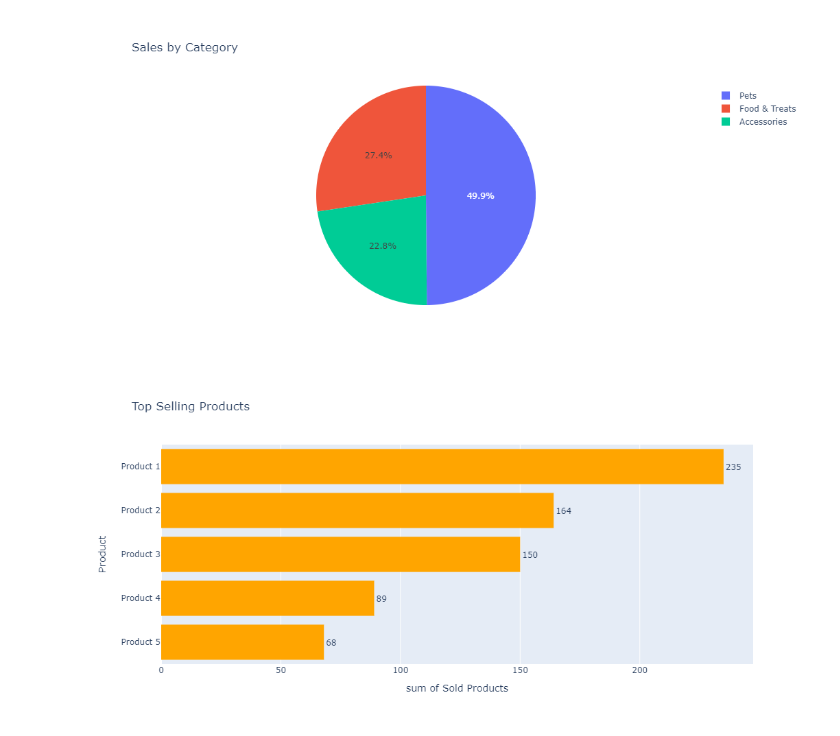
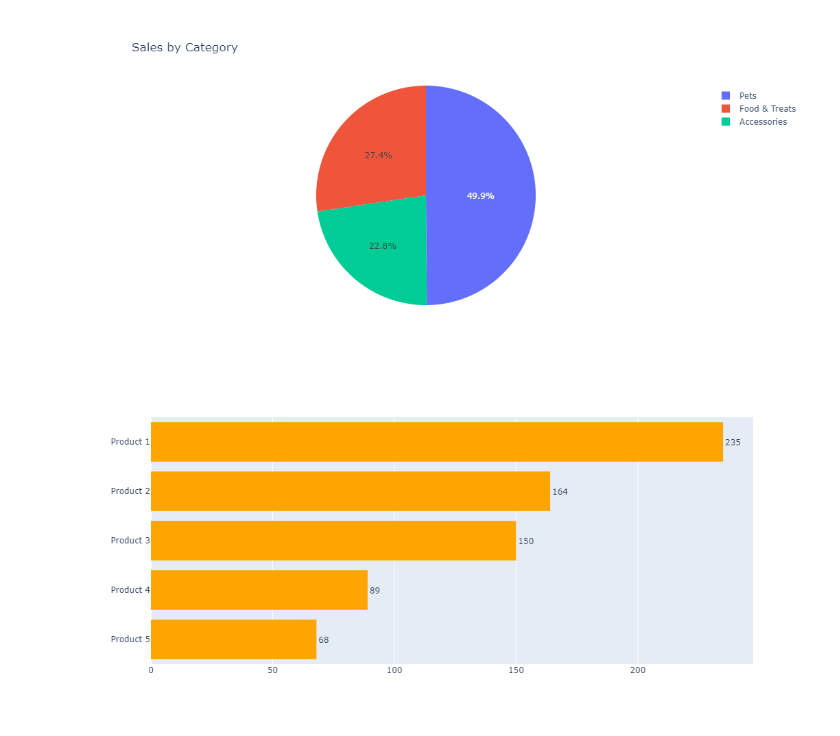
Before and after one commit to mart-anthony-stark/Machine-Learning-and-Deep-Learning, a Jupyter notebook: Suicidal Behaviours Among Adolescents/Untitled.ipynb, the cells around one changed output. Cells and saved outputs as stored; diff of their text form; code cells hidden in the pictures.

Commit message:
change chart

```diff
--- a/Suicidal Behaviours Among Adolescents/Untitled.ipynb
+++ b/Suicidal Behaviours Among Adolescents/Untitled.ipynb
@@ -53,11 +50,12 @@ fig.show()
 # %%
 df = pd.DataFrame({
 'Product': pd.Series(['Product 5', 'Product 4', 'Product 3', 'Product 2', 'Product 1']),
 'Sold Products': pd.Series([68,89,150,164,235])
 })
-fig = px.histogram(df, x='Sold Products', y='Product', height=500, width=950, text_auto='6s', title='Top Selling Products', orientation="h",color_discrete_sequence=["orange","orange","orange","orange","orange"])
+fig = px.histogram(df, x='Sold Products', y='Product', height=500, width=950, text_auto='6s',  orientation="h",color_discrete_sequence=["orange","orange","orange","orange","orange"])
 fig.update_traces(textposition='outside')
+fig.update_layout(yaxis_title=None,xaxis_title=None)
 # fig.update_yaxes(categoryorder="total ascending")
 fig.show()
 # %% [output]
-[figure, old version]
+[figure, new version]
```
Also changed, not shown: parts of 2 cells of this notebook.
